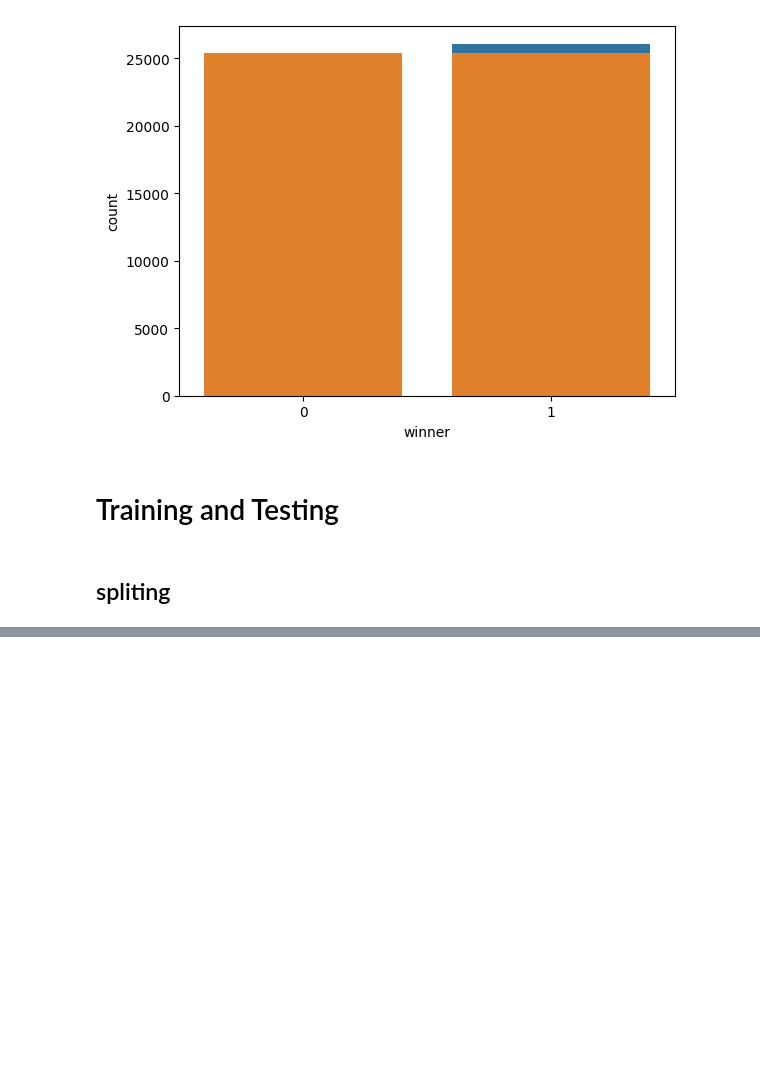
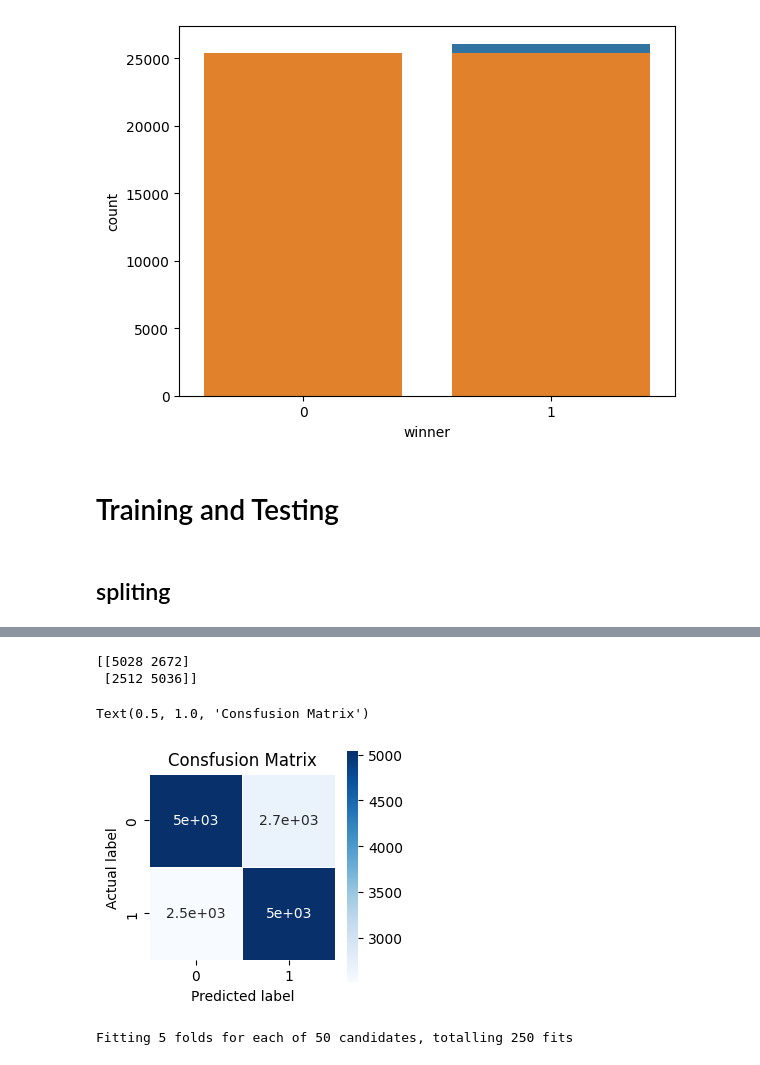
Before and after one commit to goldor8/APU-ML, a Jupyter notebook: main.ipynb, the cells around one changed output, grey strips where cells are left out. Saved outputs shown, nothing was run; the diff lists cells and outputs as text; code cells hidden in the pictures; blank space fills up the shorter version.

Commit message:
knn + hp tunning

```diff
--- a/main.ipynb
+++ b/main.ipynb
@@ -229,0 +240,70 @@ TypeError: accuracy_score() missing 1 required positional argument: 'y'
+# %%
+# Confusion Matrix
+cm = confusion_matrix(y_test, y_pred)
+print(cm)
+# %% [output]
+[[5028 2672]
+ [2512 5036]]
+# %%
+plt.figure(figsize=(3,3))
+sns.heatmap(cm, annot=True, linewidths=.5, square = True, cmap = 'Blues')
+plt.xlabel('Predicted label')
+plt.ylabel('Actual label')
+plt.title("Consfusion Matrix", size = 12)
+# %% [output]
+Text(0.5, 1.0, 'Consfusion Matrix')
+[figure, added]
+# %%
+#HP Tunning
+
+from joblib import parallel_backend
+from sklearn.model_selection import GridSearchCV
+knn = KNeighborsClassifier()
+from numpy import arange
+
+# parameters = {
+#     'n_neighbors': arange(5, 10, 1),
+#     'weights' : ['uniform', 'distance'],
+#     'algorithm' : ['auto'],
+#     'leaf_size': arange(30, 50, 5),
+#     'p' : (1,2) # p=1 for manhattan_distance and p=2 for euclidean_distance
+# }
+
+parameters = {
+    'n_neighbors': arange(5, 10, 1),
+    'weights' : ['distance'],
+    'algorithm' : ['auto'],
+    'leaf_size': arange(3, 50, 5),
+    'p' : [2] # p=1 for manhattan_distance and p=2 for euclidean_distance
+}
+
+
+
+knn_grid = GridSearchCV(estimator = knn, param_grid = parameters, cv = 5, n_jobs = -1, verbose = 1)
+
+# Fit the grid search model
+with parallel_backend('multiprocessing'):
+    knn_grid.fit(X_train, y_train)
+
+print("\nBest Parameters: ", knn_grid.best_params_)
+print("Best Scores: ", knn_grid.best_score_)
+
+y_pred = knn_grid.predict(X_test)
+
+# Get the accuracy score
+knn_acc = accuracy_score(y_test, y_pred)*100
+knn_pre = precision_score(y_test, y_pred, average = 'micro')
+knn_recall = recall_score(y_test, y_pred, average = 'micro')
+knn_f1_ = f1_score(y_test, y_pred, average = 'micro')
+
+print("\nKNN - Accuracy: {:.3f}.".format(knn_acc))
+print("KNN - Precision: {:.3f}.".format(knn_pre))
+print("KNN - Recall: {:.3f}.".format(knn_recall))
+print("KNN - F1_Score: {:.3f}.".format(knn_f1_))
+print ('\n Clasification Report:\n', classification_report(y_test, y_pred))
+print()
+
+df1 = pd.DataFrame({'Actual': y_test, 'Predicted': y_pred.round(2)})
+print(df1.head())
+# %% [output]
+Fitting 5 folds for each of 50 candidates, totalling 250 fits
```
Also changed, not shown: parts of 2 cells of this notebook.
